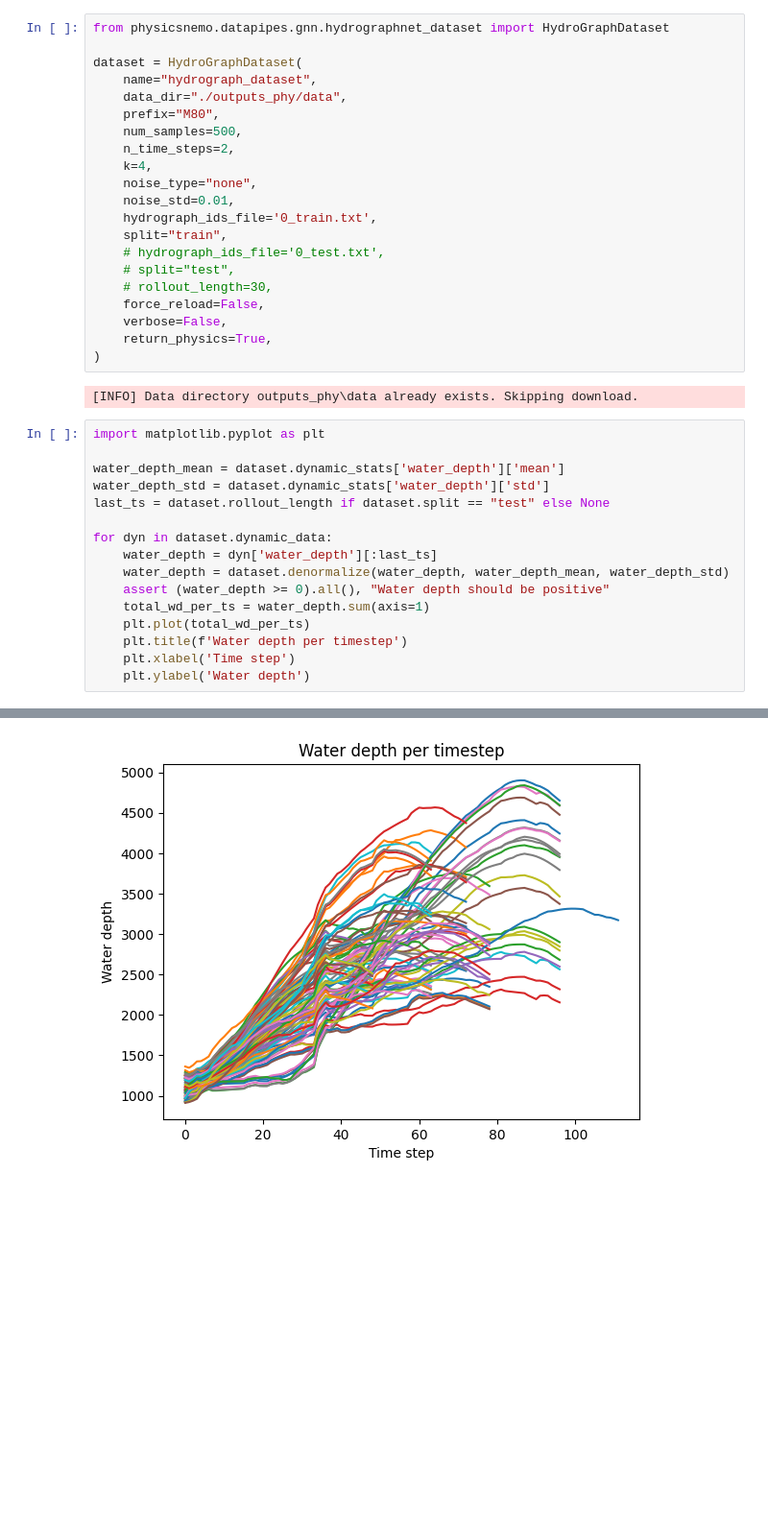
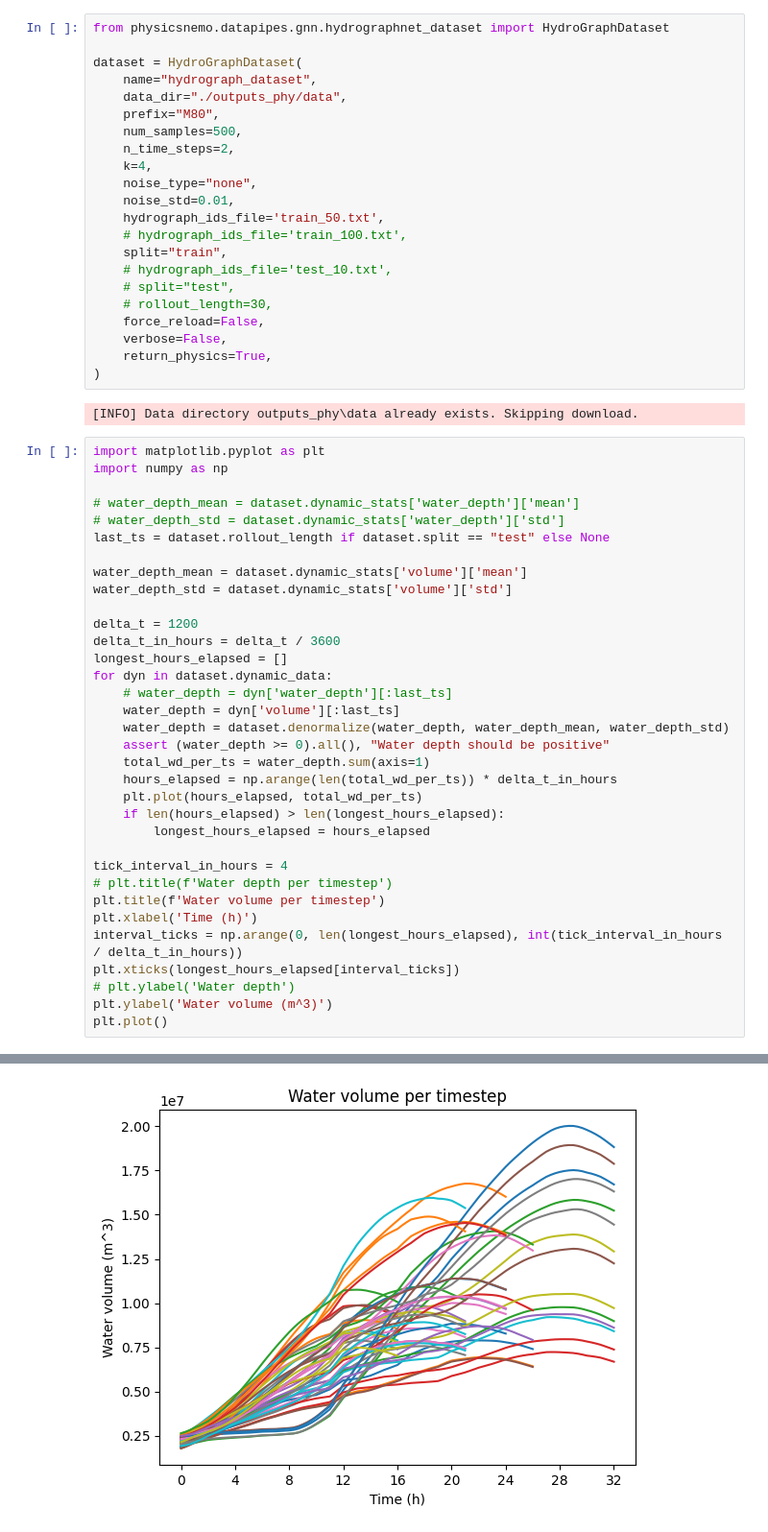
Before and after one commit to acostacos/HydroGraphNet, a Jupyter notebook: data_analysis.ipynb, the cells around one changed output, grey strips where cells are left out. Shown at 96% size. Cells and saved outputs as stored; diff of their text form; blank space fills up the shorter version.

Commit message:
Update Data Analysis for HydroGraphNet

```diff
--- a/data_analysis.ipynb
+++ b/data_analysis.ipynb
@@ -10,9 +10,10 @@ dataset = HydroGraphDataset(
     k=4,
     noise_type="none",
     noise_std=0.01,
-    hydrograph_ids_file='0_train.txt',
+    hydrograph_ids_file='train_50.txt',
+    # hydrograph_ids_file='train_100.txt',
     split="train",
-    # hydrograph_ids_file='0_test.txt',
+    # hydrograph_ids_file='test_10.txt',
     # split="test",
     # rollout_length=30,
     force_reload=False,
@@ -23,18 +24,36 @@ dataset = HydroGraphDataset(
 [INFO] Data directory outputs_phy\data already exists. Skipping download.
 # %%
 import matplotlib.pyplot as plt
+import numpy as np
 
-water_depth_mean = dataset.dynamic_stats['water_depth']['mean']
-water_depth_std = dataset.dynamic_stats['water_depth']['std']
+# water_depth_mean = dataset.dynamic_stats['water_depth']['mean']
+# water_depth_std = dataset.dynamic_stats['water_depth']['std']
 last_ts = dataset.rollout_length if dataset.split == "test" else None
 
+water_depth_mean = dataset.dynamic_stats['volume']['mean']
+water_depth_std = dataset.dynamic_stats['volume']['std']
+
+delta_t = 1200
+delta_t_in_hours = delta_t / 3600
+longest_hours_elapsed = []
 for dyn in dataset.dynamic_data:
-    water_depth = dyn['water_depth'][:last_ts]
+    # water_depth = dyn['water_depth'][:last_ts]
+    water_depth = dyn['volume'][:last_ts]
     water_depth = dataset.denormalize(water_depth, water_depth_mean, water_depth_std)
     assert (water_depth >= 0).all(), "Water depth should be positive"
     total_wd_per_ts = water_depth.sum(axis=1)
-    plt.plot(total_wd_per_ts)
-    plt.title(f'Water depth per timestep')
-    plt.xlabel('Time step')
-    plt.ylabel('Water depth')
+    hours_elapsed = np.arange(len(total_wd_per_ts)) * delta_t_in_hours
+    plt.plot(hours_elapsed, total_wd_per_ts)
+    if len(hours_elapsed) > len(longest_hours_elapsed):
+        longest_hours_elapsed = hours_elapsed
+
+tick_interval_in_hours = 4
+# plt.title(f'Water depth per timestep')
+plt.title(f'Water volume per timestep')
+plt.xlabel('Time (h)')
+interval_ticks = np.arange(0, len(longest_hours_elapsed), int(tick_interval_in_hours / delta_t_in_hours))
+plt.xticks(longest_hours_elapsed[interval_ticks])
+# plt.ylabel('Water depth')
+plt.ylabel('Water volume (m^3)')
+plt.plot()
 # %% [output]
@@ -41,4 +61,4 @@ for dyn in dataset.dynamic_data:
-[figure, old version]
+[figure, new version]
 # %%
 import numpy as np
 
```
Also changed, not shown: parts of 4 cells of this notebook.
